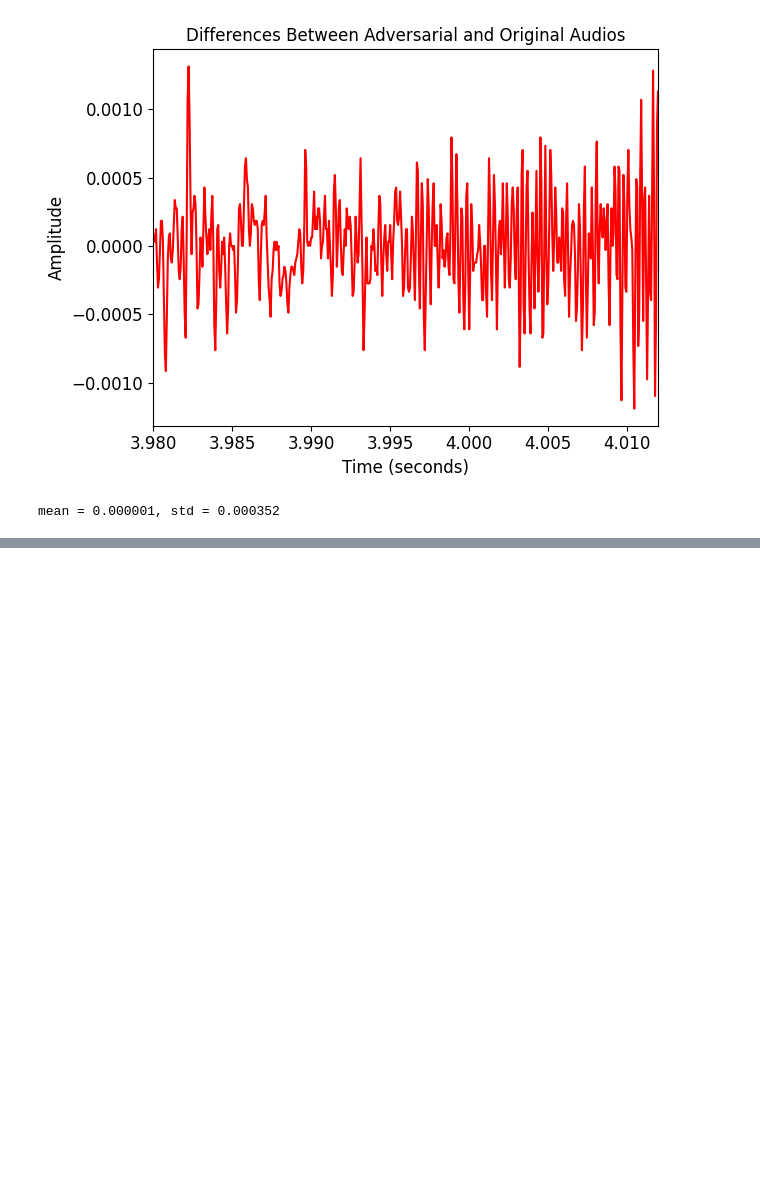
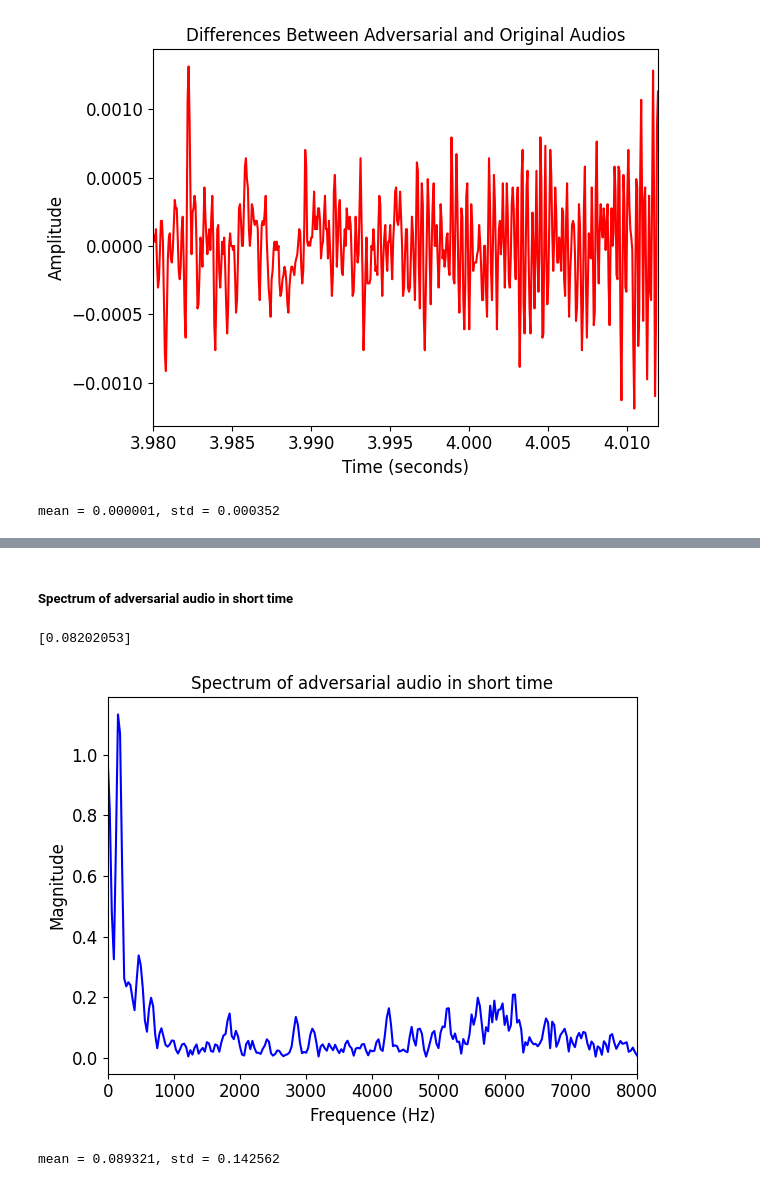
Before and after one commit to sanchitd9/speakerguard, a Jupyter notebook: sanchit/cw2.ipynb, the cells around one changed output, grey strips where cells are left out. Cells and saved outputs as stored; diff of their text form; code cells hidden in the pictures; blank space fills up the shorter version.

```diff
--- a/sanchit/cw2.ipynb
+++ b/sanchit/cw2.ipynb
@@ -221,0 +244,8 @@ mean = 0.000001, std = 0.000352
+# %% [markdown]
+##### Spectrum of adversarial audio in short time
+# %%
+plot_spectrum_magnitude(adv_audio_short_time, Fs=16000, n_fft = 512, hop_length = 512, win_length = 400, low_index = 224, title = "Spectrum of adversarial audio in short time", file_name = "./spectrum_adv_audio_short_time.png")
+# %% [output]
+[0.08202053]
+[figure, added]
+mean = 0.089321, std = 0.142562
```
Also changed, not shown: parts of 24 cells of this notebook, 17 other files.
